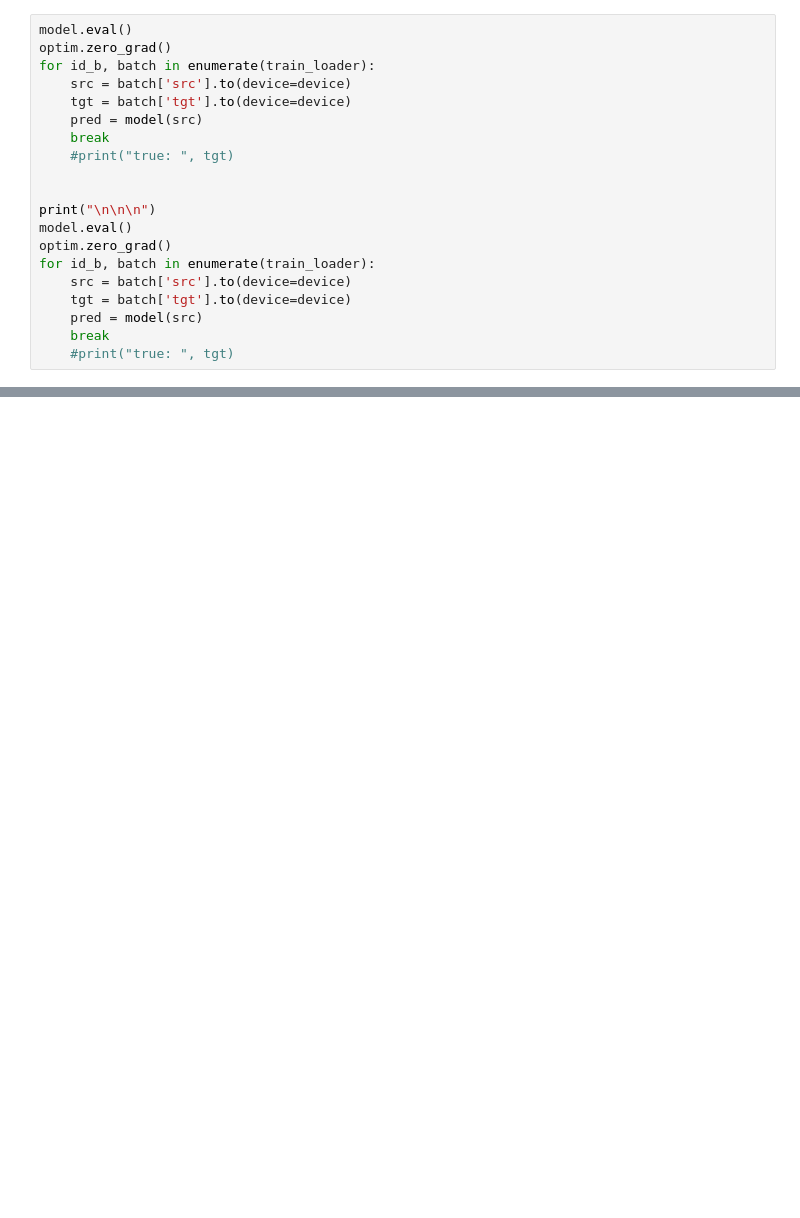
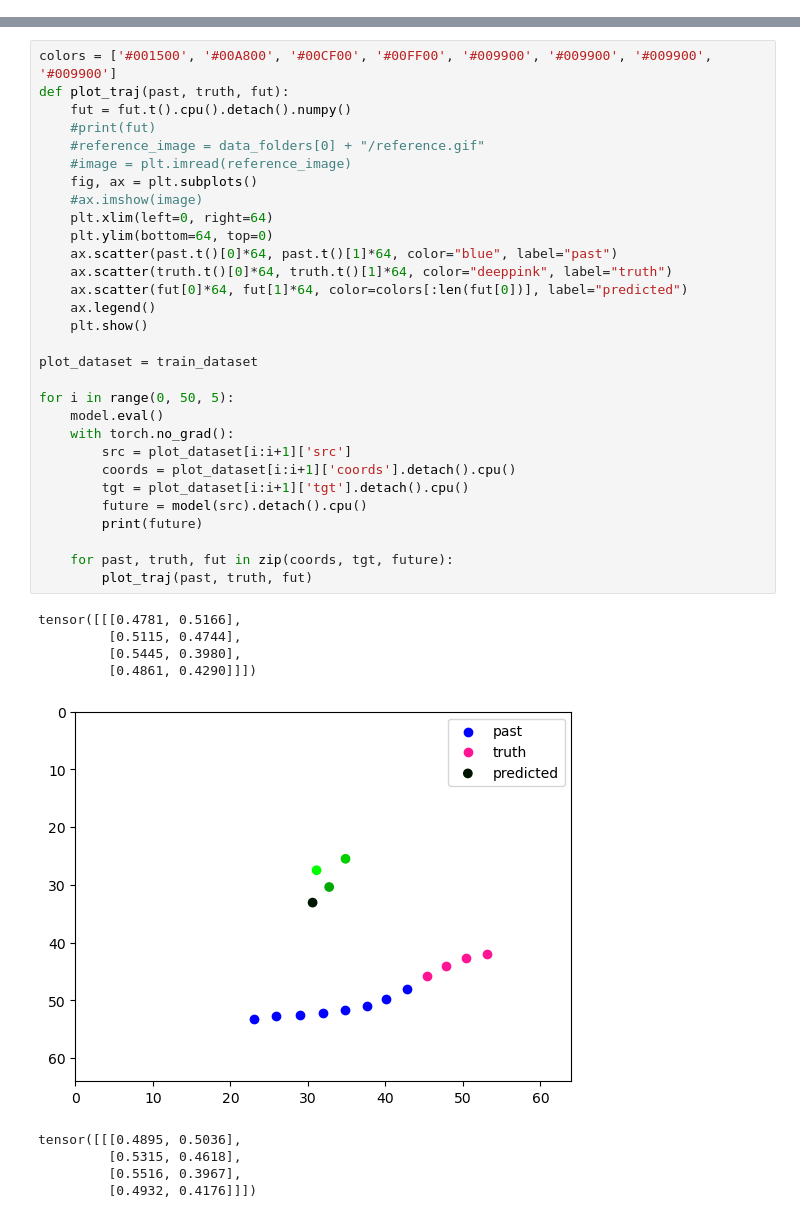
Before and after one commit to NicolasDepre/transformer_trajectory_prediction, a Jupyter notebook: SDD/trainer_arthur.ipynb, the cells around one changed output, grey strips where cells are left out. Cells and saved outputs as stored; diff of their text form; blank space fills up the shorter version.

Commit message:
changes in model

```diff
--- a/SDD/trainer_arthur.ipynb
+++ b/SDD/trainer_arthur.ipynb
@@ -346,20 +473,0 @@ annot = pd.read_csv(data_folder + "/annotations_10.txt", sep=" ")
-# %%
-model.eval()
-optim.zero_grad()
-for id_b, batch in enumerate(train_loader):
-    src = batch['src'].to(device=device)
-    tgt = batch['tgt'].to(device=device)
-    pred = model(src)
-    break
-    #print("true: ", tgt)
-
-
-print("\n\n\n")
-model.eval()
-optim.zero_grad()
-for id_b, batch in enumerate(train_loader):
-    src = batch['src'].to(device=device)
-    tgt = batch['tgt'].to(device=device)
-    pred = model(src)
-    break
-    #print("true: ", tgt)
@@ -374,0 +488,40 @@ ax.imshow(image)
+# %%
+colors = ['#001500', '#00A800', '#00CF00', '#00FF00', '#009900', '#009900', '#009900', '#009900']
+def plot_traj(past, truth, fut):
+    fut = fut.t().cpu().detach().numpy()
+    #print(fut)
+    #reference_image = data_folders[0] + "/reference.gif"
+    #image = plt.imread(reference_image)
+    fig, ax = plt.subplots()
+    #ax.imshow(image)
+    plt.xlim(left=0, right=64)
+    plt.ylim(bottom=64, top=0)
+    ax.scatter(past.t()[0]*64, past.t()[1]*64, color="blue", label="past")
+    ax.scatter(truth.t()[0]*64, truth.t()[1]*64, color="deeppink", label="truth")
+    ax.scatter(fut[0]*64, fut[1]*64, color=colors[:len(fut[0])], label="predicted")
+    ax.legend()
+    plt.show()
+
+plot_dataset = train_dataset
+
+for i in range(0, 50, 5):
+    model.eval()
+    with torch.no_grad():
+        src = plot_dataset[i:i+1]['src']
+        coords = plot_dataset[i:i+1]['coords'].detach().cpu()
+        tgt = plot_dataset[i:i+1]['tgt'].detach().cpu()
+        future = model(src).detach().cpu()
+        print(future)
+
+    for past, truth, fut in zip(coords, tgt, future):
+        plot_traj(past, truth, fut)
+# %% [output]
+tensor([[[0.4781, 0.5166],
+         [0.5115, 0.4744],
+         [0.5445, 0.3980],
+         [0.4861, 0.4290]]])
+[figure, added]
+tensor([[[0.4895, 0.5036],
+         [0.5315, 0.4618],
+         [0.5516, 0.3967],
+         [0.4932, 0.4176]]])
```
Also changed, not shown: parts of 17 cells of this notebook, 1 other file.
